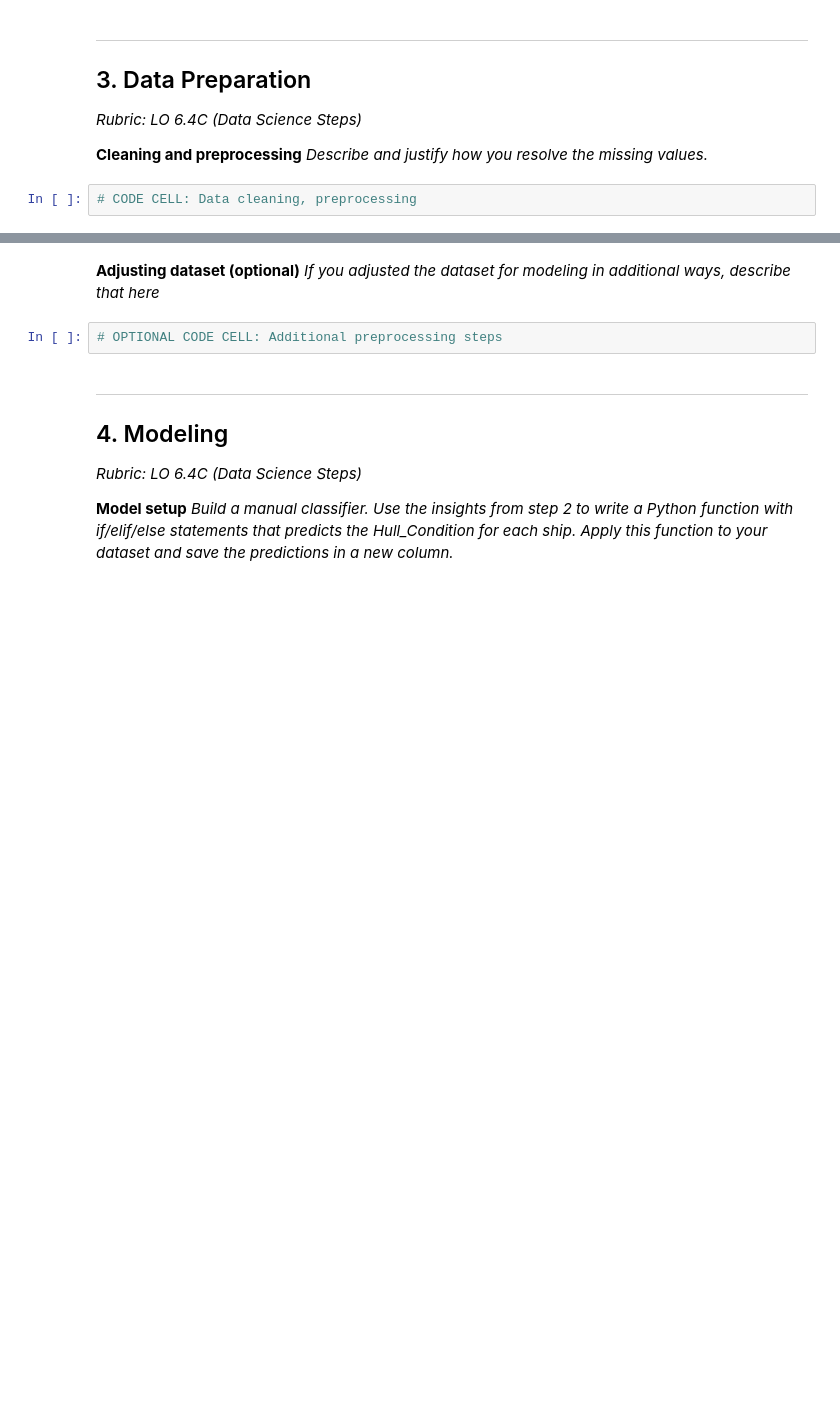
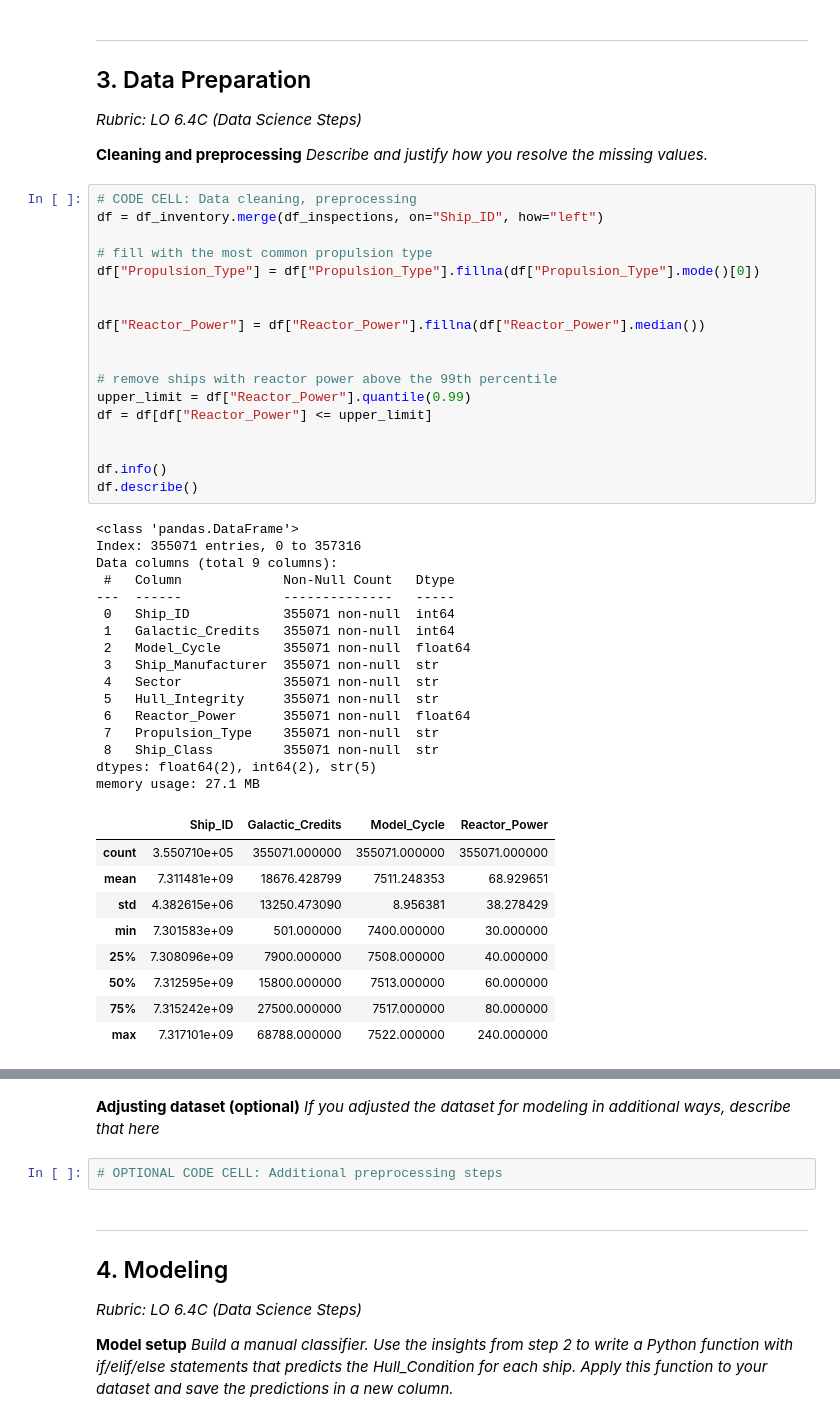
Before and after one commit to XueHu2222/Iterations, a Jupyter notebook: iteration-2/assignment_template_it2.ipynb, the cells around one changed output, grey strips where cells are left out. Drawn from its saved outputs; the diff is of its cells as text; blank space fills up the shorter version.

```diff
--- a/iteration-2/assignment_template_it2.ipynb
+++ b/iteration-2/assignment_template_it2.ipynb
@@ -108,3 +168,45 @@ memory usage: 14.1 MB
 *Describe and justify how you resolve the missing values.*
 # %%
 # CODE CELL: Data cleaning, preprocessing
+df = df_inventory.merge(df_inspections, on="Ship_ID", how="left")
+
+# fill with the most common propulsion type
+df["Propulsion_Type"] = df["Propulsion_Type"].fillna(df["Propulsion_Type"].mode()[0])
+
+
+df["Reactor_Power"] = df["Reactor_Power"].fillna(df["Reactor_Power"].median())
+
+
+# remove ships with reactor power above the 99th percentile
+upper_limit = df["Reactor_Power"].quantile(0.99)
+df = df[df["Reactor_Power"] <= upper_limit]
+
+
+df.info()
+df.describe()
+# %% [output]
+<class 'pandas.DataFrame'>
+Index: 355071 entries, 0 to 357316
+Data columns (total 9 columns):
+ #   Column             Non-Null Count   Dtype
+---  ------             --------------   -----
+ 0   Ship_ID            355071 non-null  int64
+ 1   Galactic_Credits   355071 non-null  int64
+ 2   Model_Cycle        355071 non-null  float64
+ 3   Ship_Manufacturer  355071 non-null  str
+ 4   Sector             355071 non-null  str
+ 5   Hull_Integrity     355071 non-null  str
+ 6   Reactor_Power      355071 non-null  float64
+ 7   Propulsion_Type    355071 non-null  str
+ 8   Ship_Class         355071 non-null  str
+dtypes: float64(2), int64(2), str(5)
+memory usage: 27.1 MB
+|  | Ship_ID | Galactic_Credits | Model_Cycle | Reactor_Power |
+| count | 3.550710e+05 | 355071.000000 | 355071.000000 | 355071.000000 |
+| mean | 7.311481e+09 | 18676.428799 | 7511.248353 | 68.929651 |
+| std | 4.382615e+06 | 13250.473090 | 8.956381 | 38.278429 |
+| min | 7.301583e+09 | 501.000000 | 7400.000000 | 30.000000 |
+| 25% | 7.308096e+09 | 7900.000000 | 7508.000000 | 40.000000 |
+| 50% | 7.312595e+09 | 15800.000000 | 7513.000000 | 60.000000 |
+| 75% | 7.315242e+09 | 27500.000000 | 7517.000000 | 80.000000 |
+| max | 7.317101e+09 | 68788.000000 | 7522.000000 | 240.000000 |
```
Also changed, not shown: parts of 8 cells of this notebook, 4 other files.
